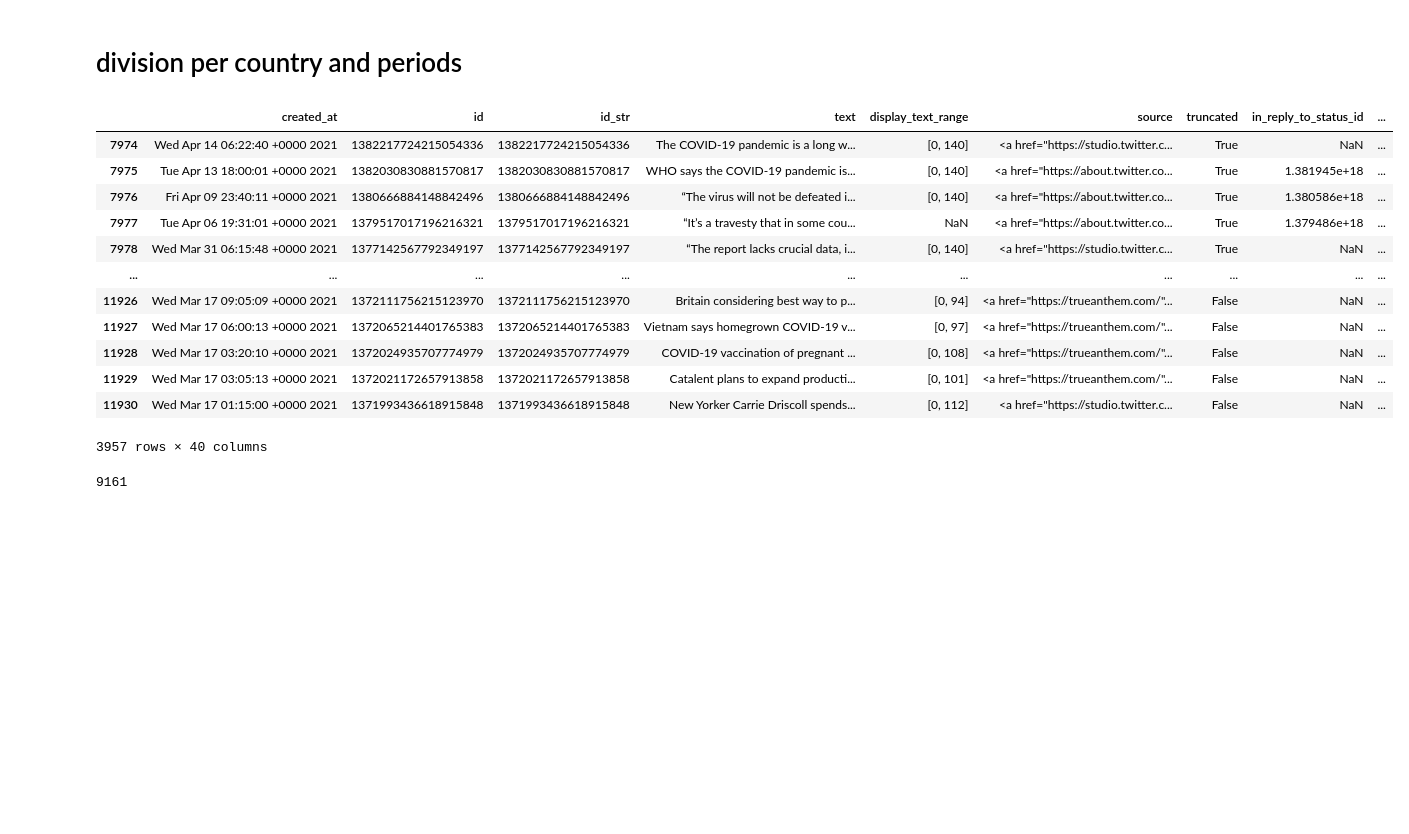
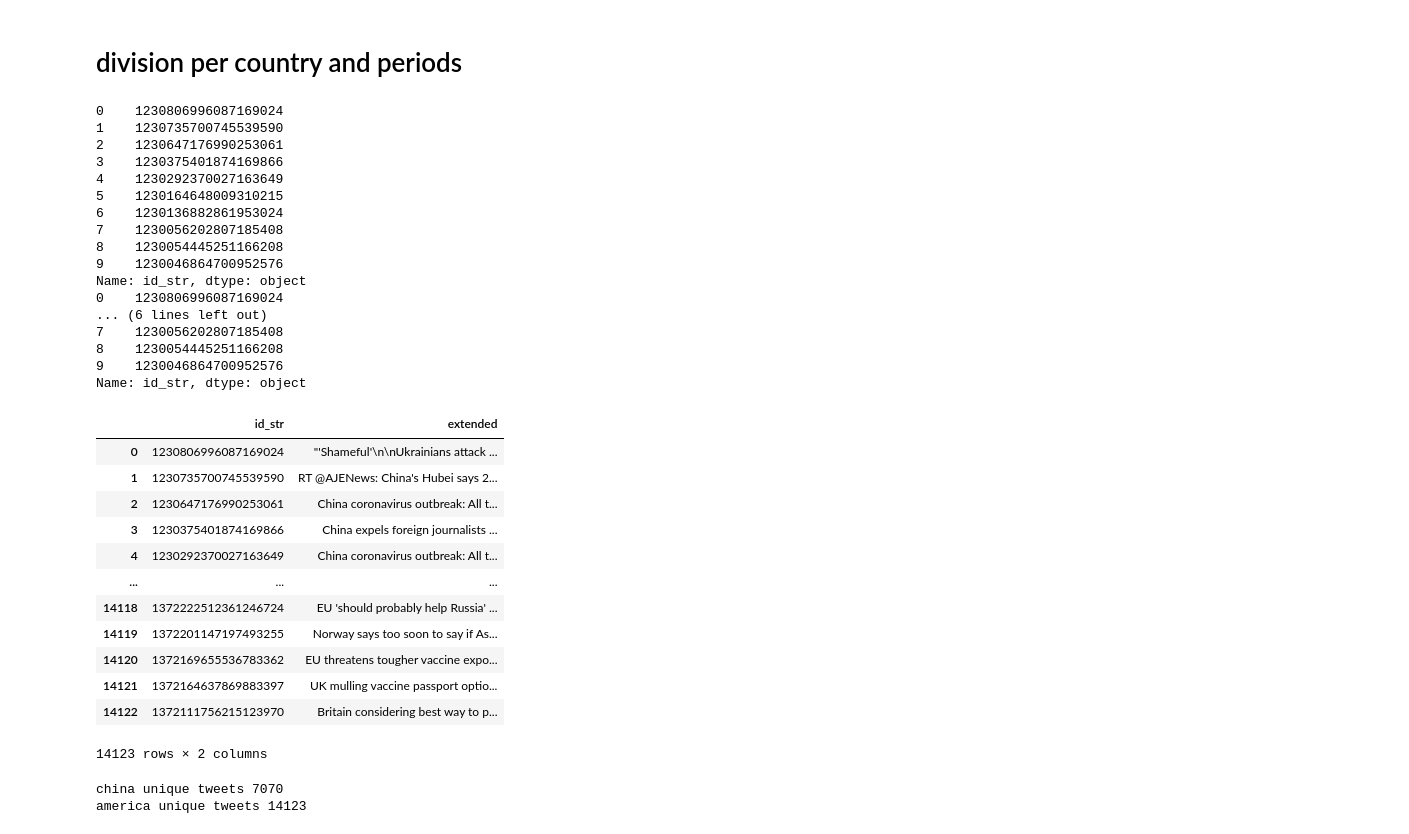
Before and after one commit to silviapoletti/Covid19-related-tweets-Network-Analysis, a Jupyter notebook: src/LIWK_and_projection(draft).ipynb, the cells around one changed output. Cells and saved outputs as stored; diff of their text form; code cells hidden in the pictures; blank space fills up the shorter version.

Commit message:
Add LIWK fold and all_tweets

```diff
--- a/src/LIWK_and_projection(draft).ipynb
+++ b/src/LIWK_and_projection(draft).ipynb
@@ -134,26 +134,45 @@ america3= pd.read_csv("../data/3.countries+periods/USA_MarchApril2021.csv",dtype
 #china["id_str"] = [ china["id_str"][i][:-5] for i in range(len(china))]
 # %%
 #get index of the tweets
-#print(pd_indexes["id_str"][0:10])
-#print(america["id_str"][0:10])
-china[china["id_str"].isin(america3["id_str"])]   #!!!! error somewhere
+print(pd_indexes["id_str"][0:10])
+print(america["id_str"][0:10])
+pd_indexes[pd_indexes["id_str"].isin(america["id_str"])]   #!!!! error somewhere
 #pd_indexes
 # %% [output]
+0    1230806996087169024
+1    1230735700745539590
+2    1230647176990253061
+3    1230375401874169866
+4    1230292370027163649
+5    1230164648009310215
+6    1230136882861953024
+7    1230056202807185408
+8    1230054445251166208
+9    1230046864700952576
+Name: id_str, dtype: object
+0    1230806996087169024
+... (6 lines left out)
+7    1230056202807185408
+8    1230054445251166208
+9    1230046864700952576
+Name: id_str, dtype: object
-|  | created_at | id | id_str | text | display_text_range | source | truncated | in_reply_to_status_id | ... |
-| 7974 | Wed Apr 14 06:22:40 +0000 2021 | 1382217724215054336 | 1382217724215054336 | The COVID-19 pandemic is a long w... | [0, 140] | <a href="https://studio.twitter.c... | True | NaN | ... |
-| 7975 | Tue Apr 13 18:00:01 +0000 2021 | 1382030830881570817 | 1382030830881570817 | WHO says the COVID-19 pandemic is... | [0, 140] | <a href="https://about.twitter.co... | True | 1.381945e+18 | ... |
-| 7976 | Fri Apr 09 23:40:11 +0000 2021 | 1380666884148842496 | 1380666884148842496 | “The virus will not be defeated i... | [0, 140] | <a href="https://about.twitter.co... | True | 1.380586e+18 | ... |
-| 7977 | Tue Apr 06 19:31:01 +0000 2021 | 1379517017196216321 | 1379517017196216321 | “It’s a travesty that in some cou... | NaN | <a href="https://about.twitter.co... | True | 1.379486e+18 | ... |
-| 7978 | Wed Mar 31 06:15:48 +0000 2021 | 1377142567792349197 | 1377142567792349197 | “The report lacks crucial data, i... | [0, 140] | <a href="https://studio.twitter.c... | True | NaN | ... |
-| ... | ... | ... | ... | ... | ... | ... | ... | ... | ... |
-| 11926 | Wed Mar 17 09:05:09 +0000 2021 | 1372111756215123970 | 1372111756215123970 | Britain considering best way to p... | [0, 94] | <a href="https://trueanthem.com/"... | False | NaN | ... |
-| 11927 | Wed Mar 17 06:00:13 +0000 2021 | 1372065214401765383 | 1372065214401765383 | Vietnam says homegrown COVID-19 v... | [0, 97] | <a href="https://trueanthem.com/"... | False | NaN | ... |
-| 11928 | Wed Mar 17 03:20:10 +0000 2021 | 1372024935707774979 | 1372024935707774979 | COVID-19 vaccination of pregnant ... | [0, 108] | <a href="https://trueanthem.com/"... | False | NaN | ... |
-| 11929 | Wed Mar 17 03:05:13 +0000 2021 | 1372021172657913858 | 1372021172657913858 | Catalent plans to expand producti... | [0, 101] | <a href="https://trueanthem.com/"... | False | NaN | ... |
-| 11930 | Wed Mar 17 01:15:00 +0000 2021 | 1371993436618915848 | 1371993436618915848 | New Yorker Carrie Driscoll spends... | [0, 112] | <a href="https://studio.twitter.c... | False | NaN | ... |
+|  | id_str | extended |
+| 0 | 1230806996087169024 | "'Shameful'\n\nUkrainians attack ... |
+| 1 | 1230735700745539590 | RT @AJENews: China's Hubei says 2... |
+| 2 | 1230647176990253061 | China coronavirus outbreak: All t... |
+| 3 | 1230375401874169866 | China expels foreign journalists ... |
+| 4 | 1230292370027163649 | China coronavirus outbreak: All t... |
+| ... | ... | ... |
+| 14118 | 1372222512361246724 | EU 'should probably help Russia' ... |
+| 14119 | 1372201147197493255 | Norway says too soon to say if As... |
+| 14120 | 1372169655536783362 | EU threatens tougher vaccine expo... |
+| 14121 | 1372164637869883397 | UK mulling vaccine passport optio... |
+| 14122 | 1372111756215123970 | Britain considering best way to p... |
-3957 rows × 40 columns
+14123 rows × 2 columns
 # %%
 #save the sub df of the result in the new file
-len(np.unique(china["id_str"]) )
+print("china unique tweets",len(np.unique(china["id_str"]) ) )
+print("america unique tweets",len(np.unique(america["id_str"]) ) )
 # %% [output]
-9161
+china unique tweets 7070
+america unique tweets 14123
```
Also changed, not shown: parts of 2 cells of this notebook.
